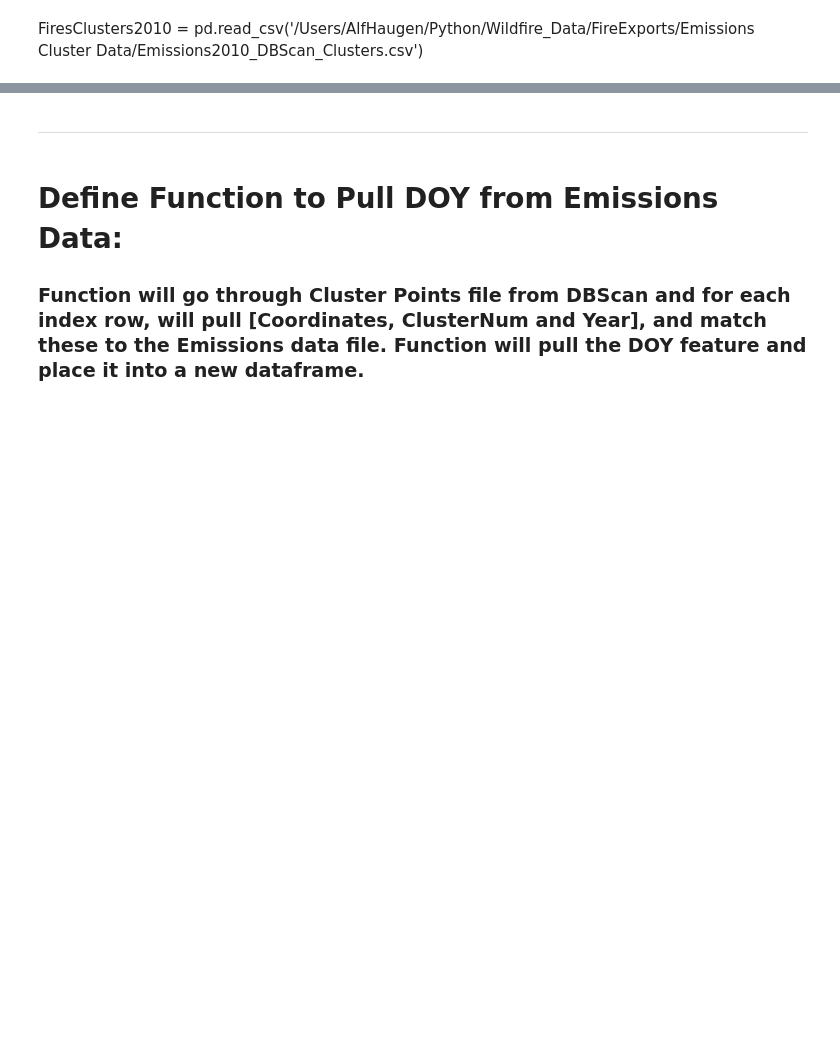
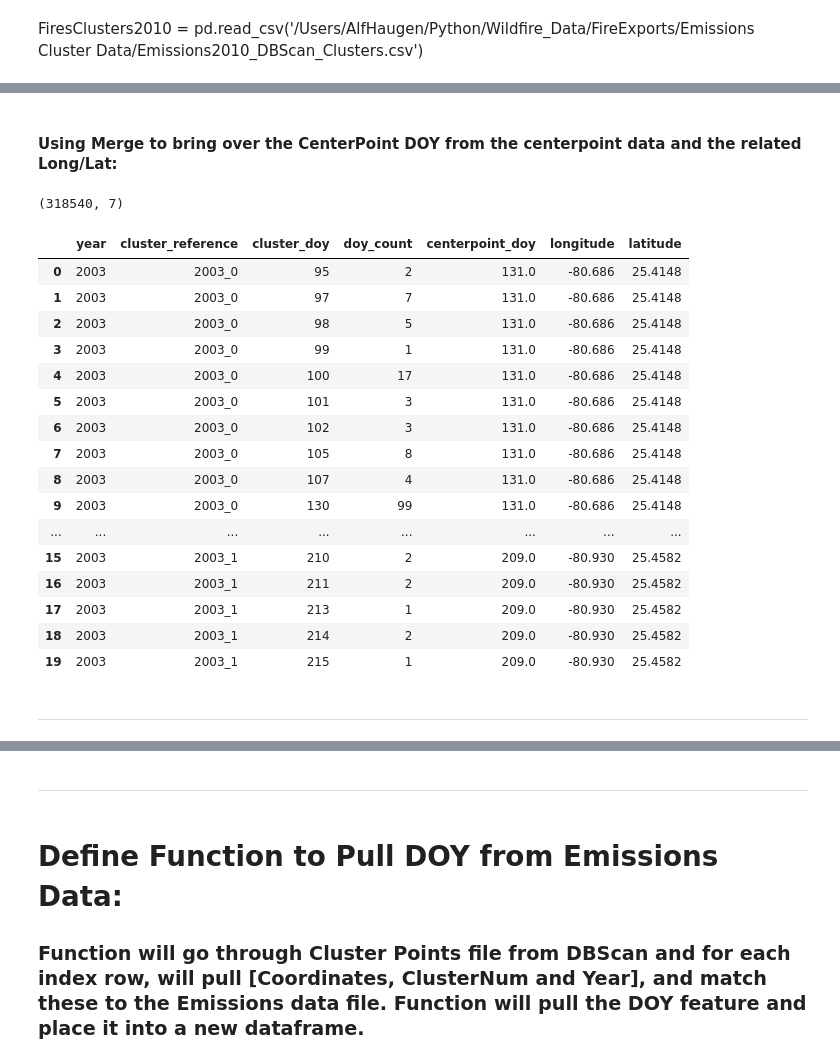
Before and after one commit to NahidGithub/Predicting-Wildfires, a Jupyter notebook: experimental code/DetermineDateRangebyCluster.ipynb, the cells around one changed output, grey strips where cells are left out. Saved outputs shown, nothing was run; the diff lists cells and outputs as text; code cells hidden in the pictures; blank space fills up the shorter version.

```diff
--- a/experimental code/DetermineDateRangebyCluster.ipynb
+++ b/experimental code/DetermineDateRangebyCluster.ipynb
@@ -14,3 +17,3 @@ FiresClusters2010 = pd.read_csv('/Users/AlfHaugen/Python/Wildfire_Data/FireExpor
 # %%
-Clusterpoints2010 = pd.read_csv('/Users/AlfHaugen/Python/Wildfire_Data/FireExports/Emissions Cluster Data/Emclustermakeup_2010.csv')
+centerpoints = pd.read_csv('/Users/AlfHaugen/Python/Wildfire_Data/FireExports/Emissions Cluster Data/centerpoints_03_15_v5.17.csv', encoding='utf-8')
 # %%
@@ -19,0 +71,5 @@ emdata = pd.read_csv('/Users/AlfHaugen/Python/Wildfire_Data/9 Missoula Emisions
+# %%
+# Setting Groupby and placing into a Panda.
+#em_doy_list2 = emission_points_0315.groupby( [ "year", "cluster_reference"] ).size().to_frame(name = 'count').reset_index()
+em_doy_list2 = emission_points_0315.groupby( [ "year", "cluster_reference", 'doy'] ).size().to_frame(name = 'doy_count').reset_index()
+em_doy_list2 = em_doy_list2.rename(columns = {'doy':'cluster_doy'})
@@ -19,0 +92,32 @@ emdata = pd.read_csv('/Users/AlfHaugen/Python/Wildfire_Data/9 Missoula Emisions
+# %% [markdown]
+#### Using Merge to bring over the CenterPoint DOY from the centerpoint data and the related Long/Lat:
+# %%
+em_doy_list_centerpoints = em_doy_list2.merge(right=centerpoints.loc[:,['year','cluster_reference', 'doy', 'longitude', 'latitude']],
+                   how='left',
+                   left_on=['year','cluster_reference'],
+                   right_on=['year','cluster_reference'])
+# %%
+# Renaming the doy from the centerpoint data.
+em_doy_list_centerpoints_May23 = em_doy_list_centerpoints.rename(columns = {'doy':'centerpoint_doy'})
+# %%
+print(em_doy_list_centerpoints_May23.shape)
+em_doy_list_centerpoints_May23[0:20]
+# %% [output]
+(318540, 7)
+|  | year | cluster_reference | cluster_doy | doy_count | centerpoint_doy | longitude | latitude |
+| 0 | 2003 | 2003_0 | 95 | 2 | 131.0 | -80.686 | 25.4148 |
+| 1 | 2003 | 2003_0 | 97 | 7 | 131.0 | -80.686 | 25.4148 |
+| 2 | 2003 | 2003_0 | 98 | 5 | 131.0 | -80.686 | 25.4148 |
+| 3 | 2003 | 2003_0 | 99 | 1 | 131.0 | -80.686 | 25.4148 |
+| 4 | 2003 | 2003_0 | 100 | 17 | 131.0 | -80.686 | 25.4148 |
+| 5 | 2003 | 2003_0 | 101 | 3 | 131.0 | -80.686 | 25.4148 |
+| 6 | 2003 | 2003_0 | 102 | 3 | 131.0 | -80.686 | 25.4148 |
+| 7 | 2003 | 2003_0 | 105 | 8 | 131.0 | -80.686 | 25.4148 |
+| 8 | 2003 | 2003_0 | 107 | 4 | 131.0 | -80.686 | 25.4148 |
+| 9 | 2003 | 2003_0 | 130 | 99 | 131.0 | -80.686 | 25.4148 |
+| ... | ... | ... | ... | ... | ... | ... | ... |
+| 15 | 2003 | 2003_1 | 210 | 2 | 209.0 | -80.930 | 25.4582 |
+| 16 | 2003 | 2003_1 | 211 | 2 | 209.0 | -80.930 | 25.4582 |
+| 17 | 2003 | 2003_1 | 213 | 1 | 209.0 | -80.930 | 25.4582 |
+| 18 | 2003 | 2003_1 | 214 | 2 | 209.0 | -80.930 | 25.4582 |
+| 19 | 2003 | 2003_1 | 215 | 1 | 209.0 | -80.930 | 25.4582 |
@@ -19,0 +126,2 @@ emdata = pd.read_csv('/Users/AlfHaugen/Python/Wildfire_Data/9 Missoula Emisions
+# %% [markdown]
+----
```
Also changed, not shown: parts of 63 cells of this notebook.
